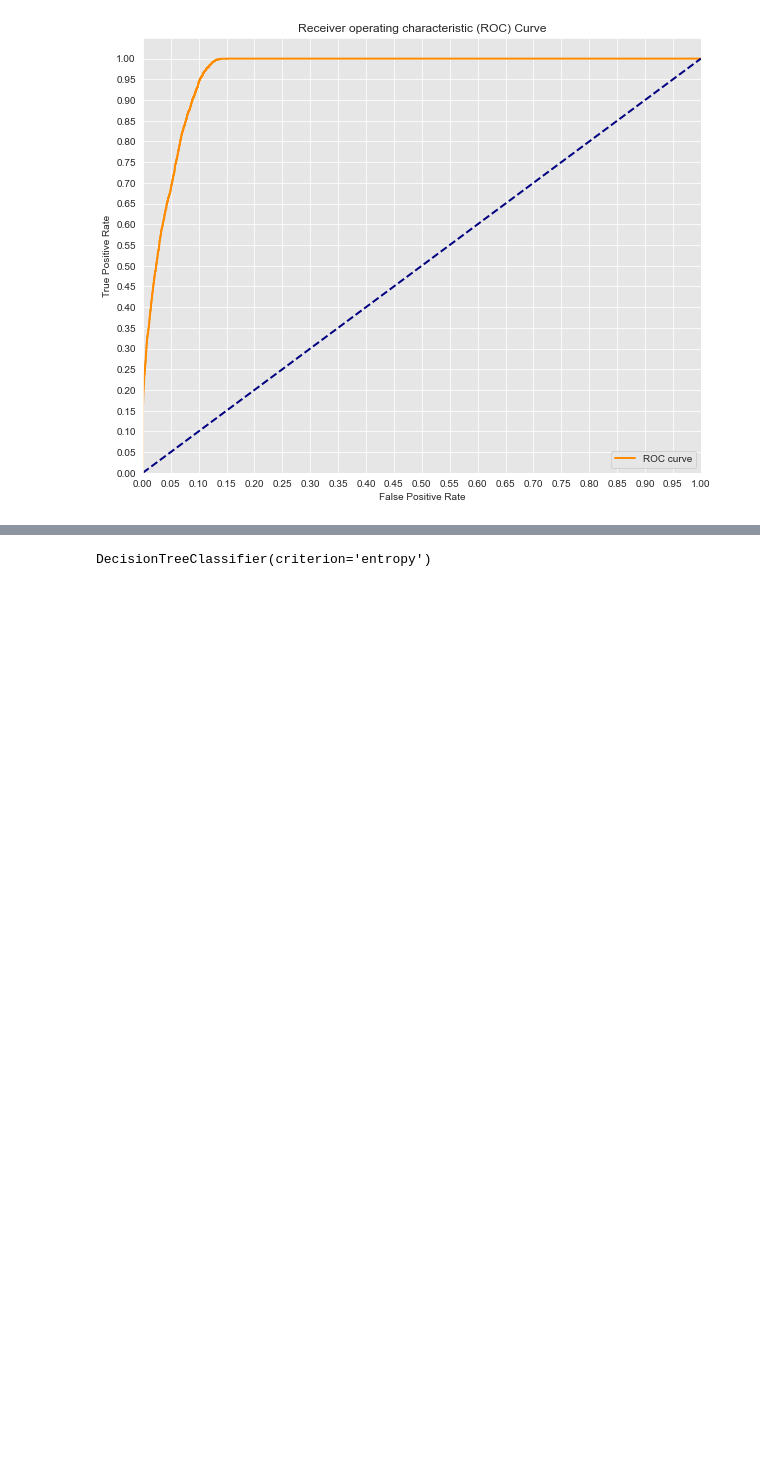
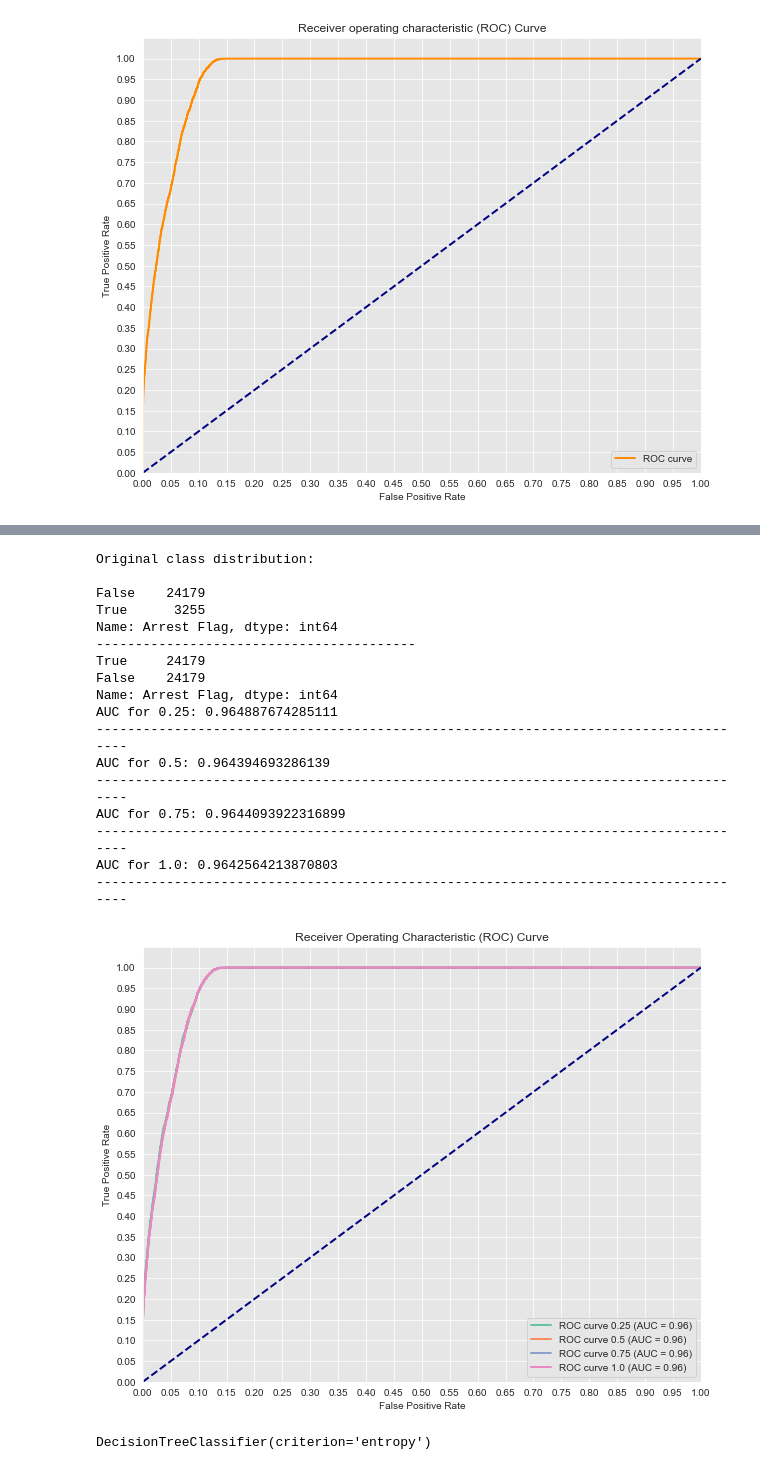
Before and after one commit to MMJGGR/Phase_3_Project, a Jupyter notebook: index.ipynb, the cells around one changed output, grey strips where cells are left out. Saved outputs shown, nothing was run; the diff lists cells and outputs as text; code cells hidden in the pictures; blank space fills up the shorter version.

Commit message:
used SMOTE to address class imbalance

```diff
--- a/index.ipynb
+++ b/index.ipynb
@@ -927,3 +933,75 @@ The ROC curve shows a high True Positive Rate (TPR) or Sensitivity against a low
+# %%
+print('Original class distribution: \n')
+print(y_train.value_counts())
+
+# Initialize SMOTE and resample the data
+smote = SMOTE()
+X_train_resampled, y_train_resampled = smote.fit_resample(X_train, y_train)
+
+# Preview synthetic sample class distribution
+print('-----------------------------------------')
+print(pd.Series(y_train_resampled).value_counts())
+
+# Now let's compare a few different ratios of minority class to majority class
+ratios = [0.25, 0.5, 0.75, 1.0]
+names = ['0.25', '0.5', '0.75', '1.0']  # Ensure the length of 'names' matches 'ratios'
+colors = sns.color_palette('Set2')
+
+plt.figure(figsize=(10, 8))
+
+for n, ratio in enumerate(ratios):
+    # Fit a model using different SMOTE ratios
+    smote = SMOTE(sampling_strategy=ratio)
+    X_train_resampled, y_train_resampled = smote.fit_resample(X_train, y_train)
+    logreg = LogisticRegression(fit_intercept=False, C=100, solver='lbfgs', max_iter = 100_000)
+    model_log = logreg.fit(X_train_resampled, y_train_resampled)
+
+    # Predict on the test set
+    y_hat_test = logreg.predict(X_test)
+    y_score = logreg.decision_function(X_test)
+
+    # Compute ROC curve and AUC
+    fpr, tpr, thresholds = roc_curve(y_test, y_score)
+    auc_score = auc(fpr, tpr)
+
+    # Print the AUC for the current ratio
+    print(f'AUC for {names[n]}: {auc_score}')
+    print('-------------------------------------------------------------------------------------')
+
+    # Plot the ROC curve
+    lw = 2
+    plt.plot(fpr, tpr, color=colors[n], lw=lw, label=f'ROC curve {names[n]} (AUC = {auc_score:.2f})')
+
+# Plot settings
+plt.plot([0, 1], [0, 1], color='navy', lw=2, linestyle='--')
+plt.xlim([0.0, 1.0])
+plt.ylim([0.0, 1.05])
+plt.yticks([i/20.0 for i in range(21)])
+plt.xticks([i/20.0 for i in range(21)])
+plt.xlabel('False Positive Rate')
+plt.ylabel('True Positive Rate')
+plt.title('Receiver Operating Characteristic (ROC) Curve')
+plt.legend(loc='lower right')
+plt.show()
+# %% [output]
+Original class distribution:
+
+False    24179
+True      3255
+Name: Arrest Flag, dtype: int64
+-----------------------------------------
+True     24179
+False    24179
+Name: Arrest Flag, dtype: int64
+AUC for 0.25: 0.964887674285111
+-------------------------------------------------------------------------------------
+AUC for 0.5: 0.964394693286139
+-------------------------------------------------------------------------------------
+AUC for 0.75: 0.9644093922316899
+-------------------------------------------------------------------------------------
+AUC for 1.0: 0.9642564213870803
+-------------------------------------------------------------------------------------
+[figure, added]
 # %%
 # Create the classifier, fit it on the training data and make predictions on the test set
 from sklearn import tree
```
Also changed, not shown: parts of 2 cells of this notebook.
